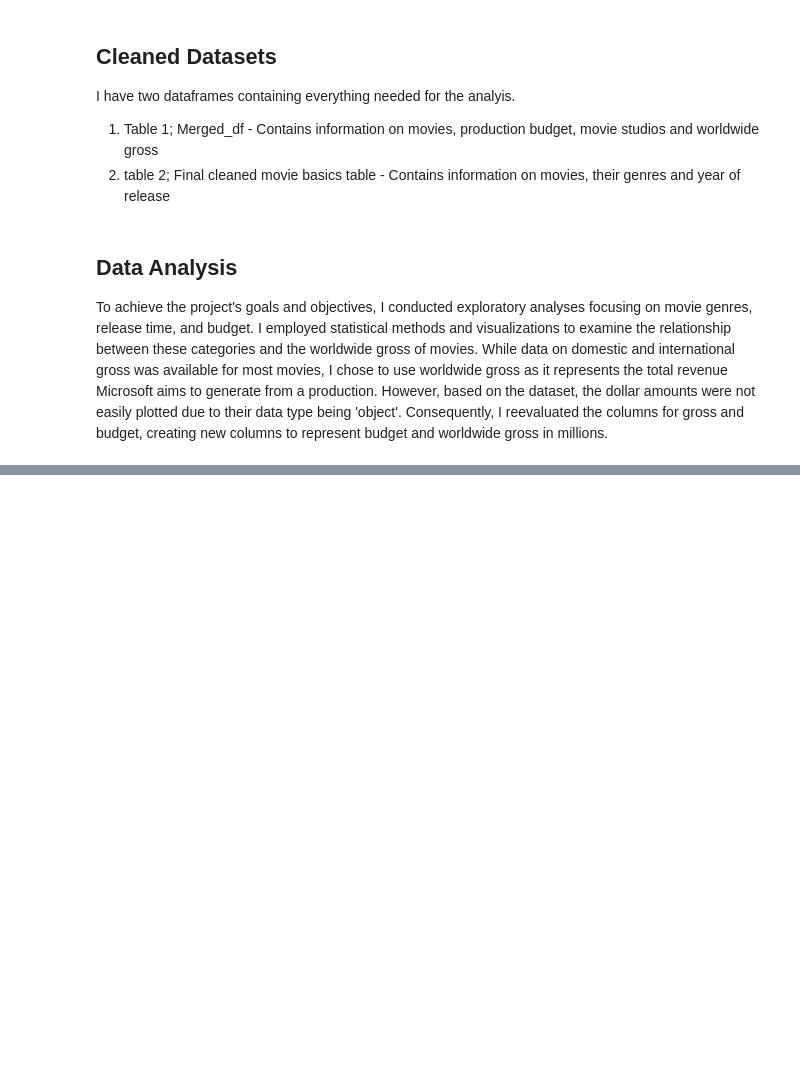
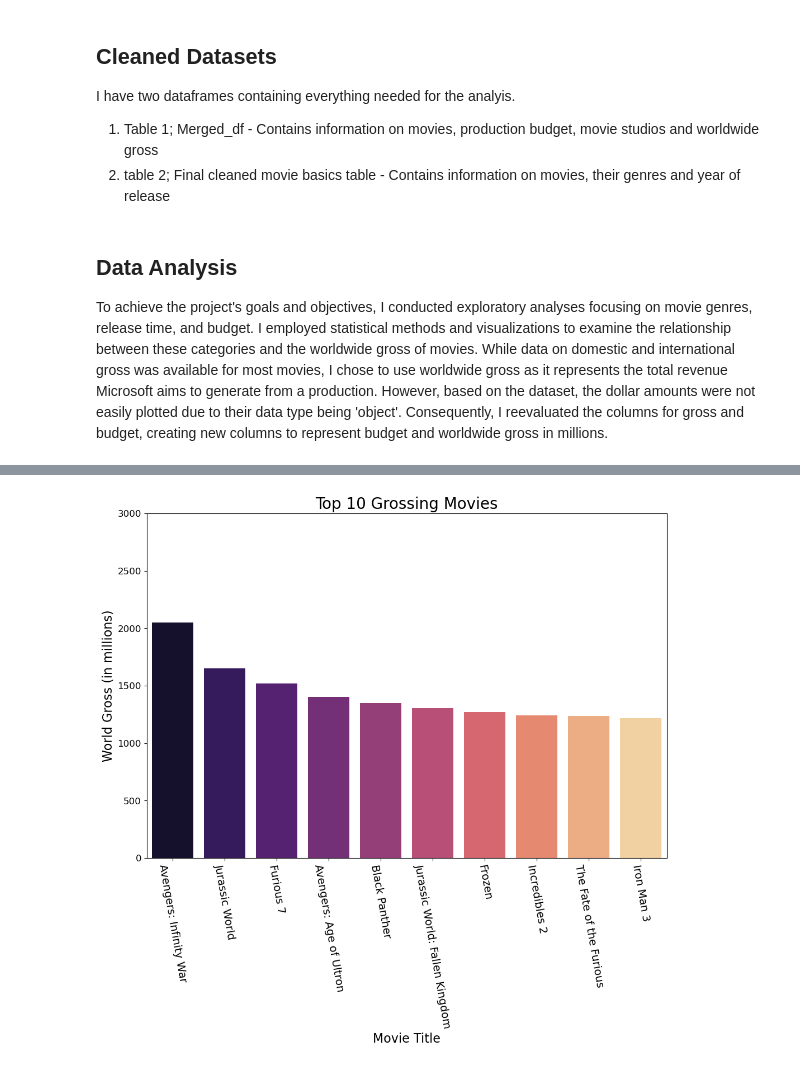
Before and after one commit to josephinemaro/dsc-phase-1-project-v2-4, a Jupyter notebook: student.ipynb, the cells around one changed output, grey strips where cells are left out. Drawn from its saved outputs; the diff is of its cells as text; code cells hidden in the pictures; blank space fills up the shorter version.

```diff
--- a/student.ipynb
+++ b/student.ipynb
@@ -462,0 +546,6 @@ merged_df.describe()
+# %%
+#Arrange movies from highest grossing (descending order)
+grossingmovies_visualisation = merged_df.sort_values(by='world_gross_millions', ascending = False)
+#Filter to top 100 grossing
+grossingmovies_visualisation = grossingmovies_visualisation.head(100)
+grossingmovies_visualisation
@@ -462,0 +566,15 @@ merged_df.describe()
+# %%
+#Filter to top 10 grossing of all time.
+#create a plot out of this.
+# plotting the top rated genre to visualise the data.
+plt.figure(figsize=(12,8))
+sns.barplot(x='title',y='world_gross_millions', data=grossingmovies_visualisation.head(12), palette='magma')
+plt.title('Top 10 Grossing Movies', fontsize=20)
+plt.ylabel('World Gross (in millions)', fontsize=16)
+plt.xlabel('Movie Title', fontsize=16)
+plt.xticks(fontsize=14)
+plt.yticks(fontsize=12)
+plt.xticks(rotation=-80)
+plt.ylim(0, 3000);
+# %% [output]
+[figure, added]
```
Also changed, not shown: parts of 15 cells of this notebook.
